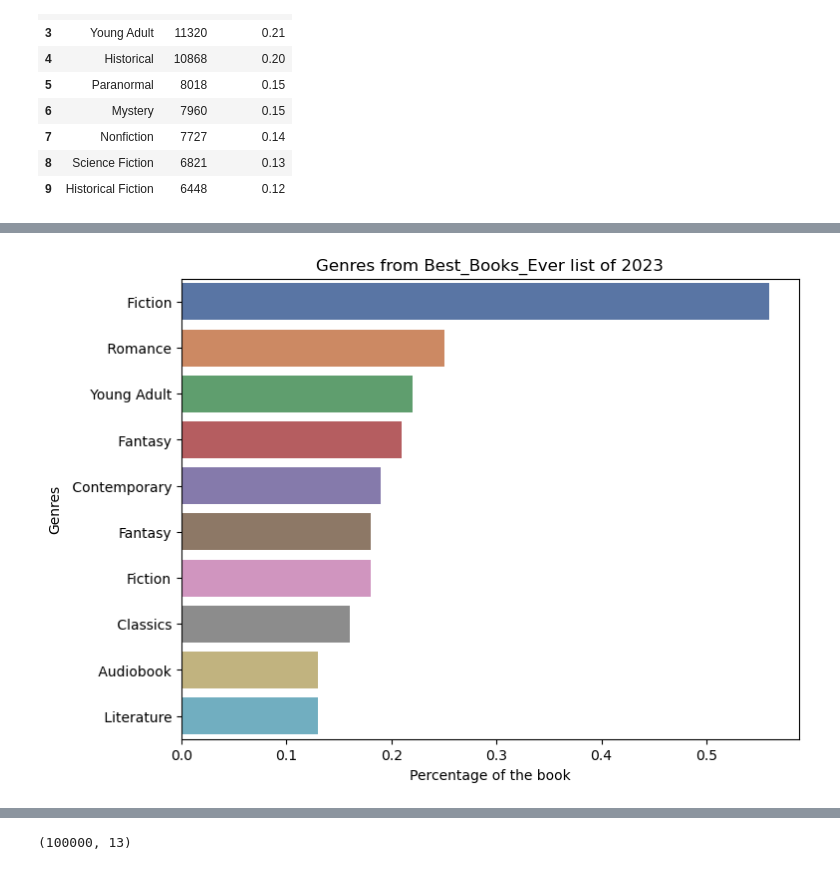
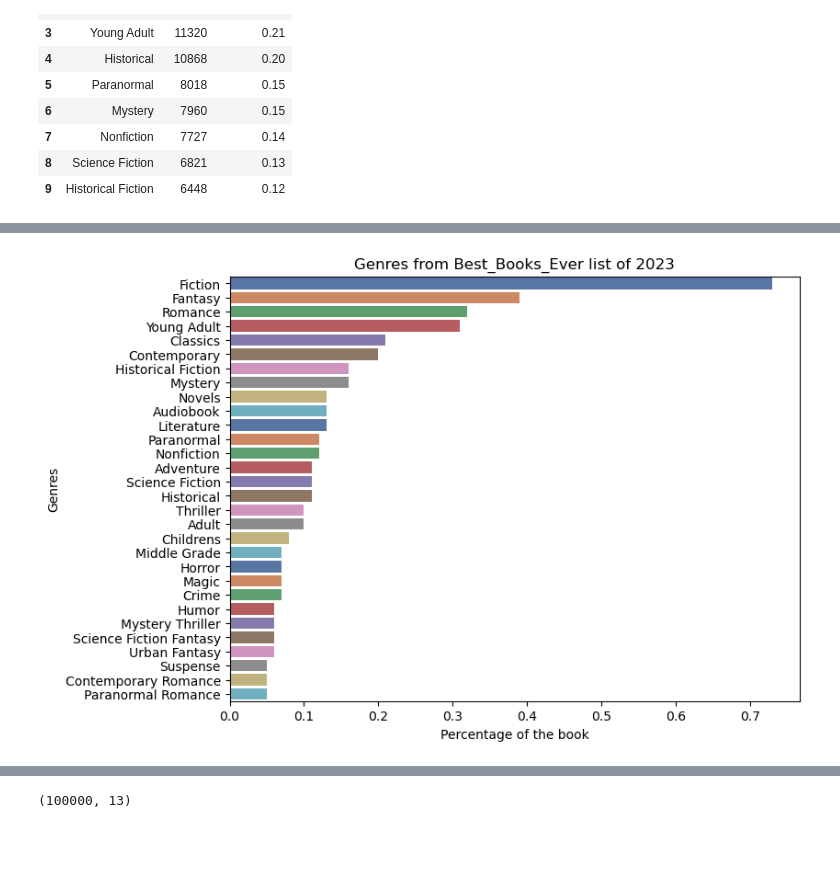
Before and after one commit to Jiaxing7/Final-Projects, a Jupyter notebook: Final Project.ipynb, the cells around one changed output, grey strips where cells are left out. Drawn from its saved outputs; the diff is of its cells as text; code cells hidden in the pictures; blank space fills up the shorter version.

```diff
--- a/Final Project.ipynb
+++ b/Final Project.ipynb
@@ -699,6 +699,7 @@ def clean(feature):
     return cleaned_feature
 # %%
 all_genres = clean('genre')
+all_genres = [genre.strip() for genre in all_genres]
 # %%
 genres = pd.DataFrame(all_genres, columns = ['genres'])
 data_genre = pd.DataFrame(genres.value_counts()).reset_index()
@@ -1368,9 +1361,9 @@ plt.show()
 # %%
 fig, ax = plt.subplots(figsize=(8, 6))
-sns.barplot(data=data_genre.head(10), x='percentage', y='genre', palette='deep')
+sns.barplot(data=data_genre.head(30), x='percentage', y='genre', palette='deep')
 plt.title('Genres from Best_Books_Ever list of 2023')
 plt.xlabel('Percentage of the book')
 plt.ylabel('Genres')
 plt.show()
 # %% [output]
-[figure, old version]
+[figure, new version]
```
Also changed, not shown: parts of 6 cells of this notebook.
